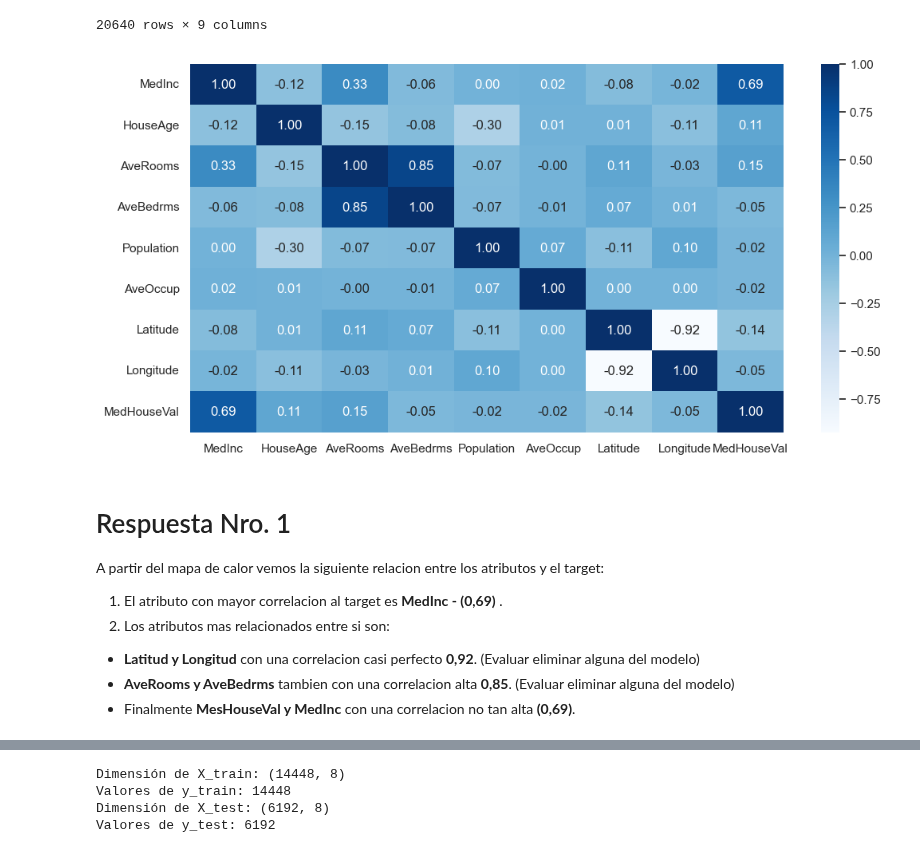
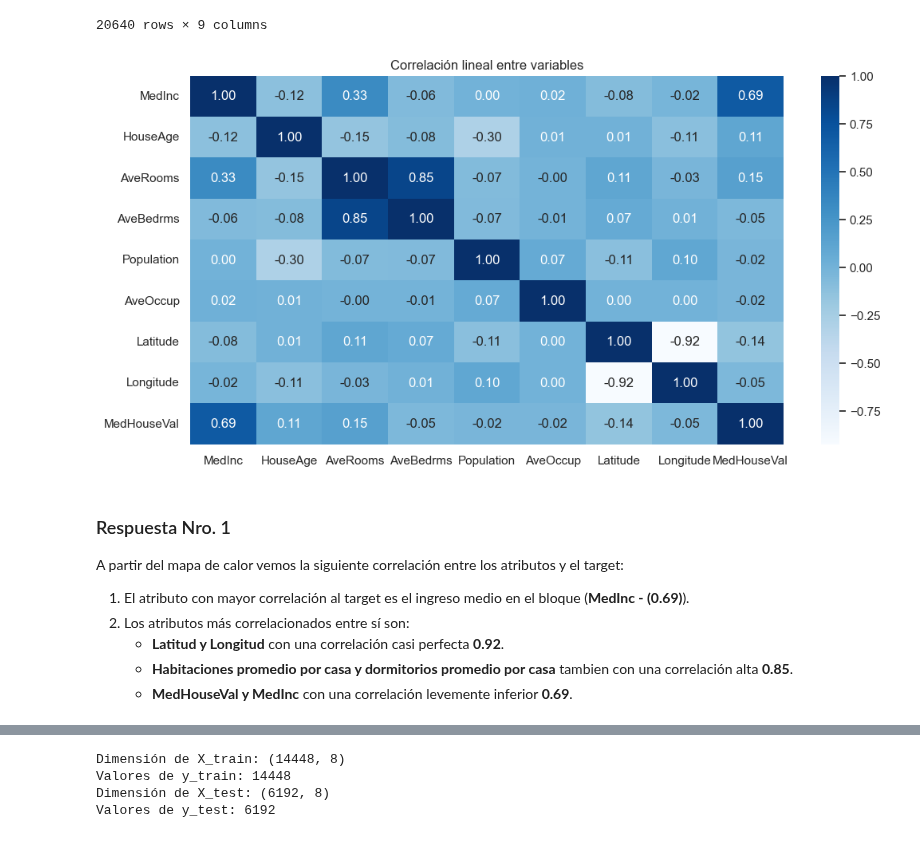
Before and after one commit to amaglione/CEIA-Regresion, a Jupyter notebook: tp2-regresion.ipynb, the cells around one changed output, grey strips where cells are left out. Cells and saved outputs as stored; diff of their text form; code cells hidden in the pictures.

```diff
--- a/tp2-regresion.ipynb
+++ b/tp2-regresion.ipynb
@@ -107,19 +109,20 @@ df_california
 # %%
 correlacion_california = df_california.corr()
 
 plt.figure(figsize=(12, 6))
+plt.title("Correlación lineal entre variables")
 sns.heatmap(correlacion_california, annot=True, annot_kws={"size": 12}, fmt=".2f", cbar=True, cmap="Blues")
 plt.show()
 # %% [output]
-[figure, old version]
+[figure, new version]
 # %% [markdown]
-# Respuesta Nro. 1 #
+### Respuesta Nro. 1 #
 
-A partir del mapa de calor vemos la siguiente relacion entre los atributos y el target:
+A partir del mapa de calor vemos la siguiente correlación entre los atributos y el target:
 
-1) El atributo con mayor correlacion al target es **MedInc - (0,69)** .
-2) Los atributos mas relacionados entre si son:
-- **Latitud y Longitud** con una correlacion casi perfecto **0,92**. (Evaluar eliminar alguna del modelo)
-- **AveRooms y AveBedrms** tambien con una correlacion alta **0,85**. (Evaluar eliminar alguna del modelo)
-- Finalmente **MesHouseVal y MedInc** con una correlacion no tan alta **(0,69)**.
+1) El atributo con mayor correlación al target es el ingreso medio en el bloque (**MedInc - (0.69)**).
+2) Los atributos más correlacionados entre sí son:
+    - **Latitud y Longitud** con una correlación casi perfecta **0.92**.
+    - **Habitaciones promedio por casa y dormitorios promedio por casa** tambien con una correlación alta **0.85**.
+    - **MedHouseVal y MedInc** con una correlación levemente inferior **0.69**.
 # %% [markdown]
```
Also changed, not shown: parts of 13 cells of this notebook.
